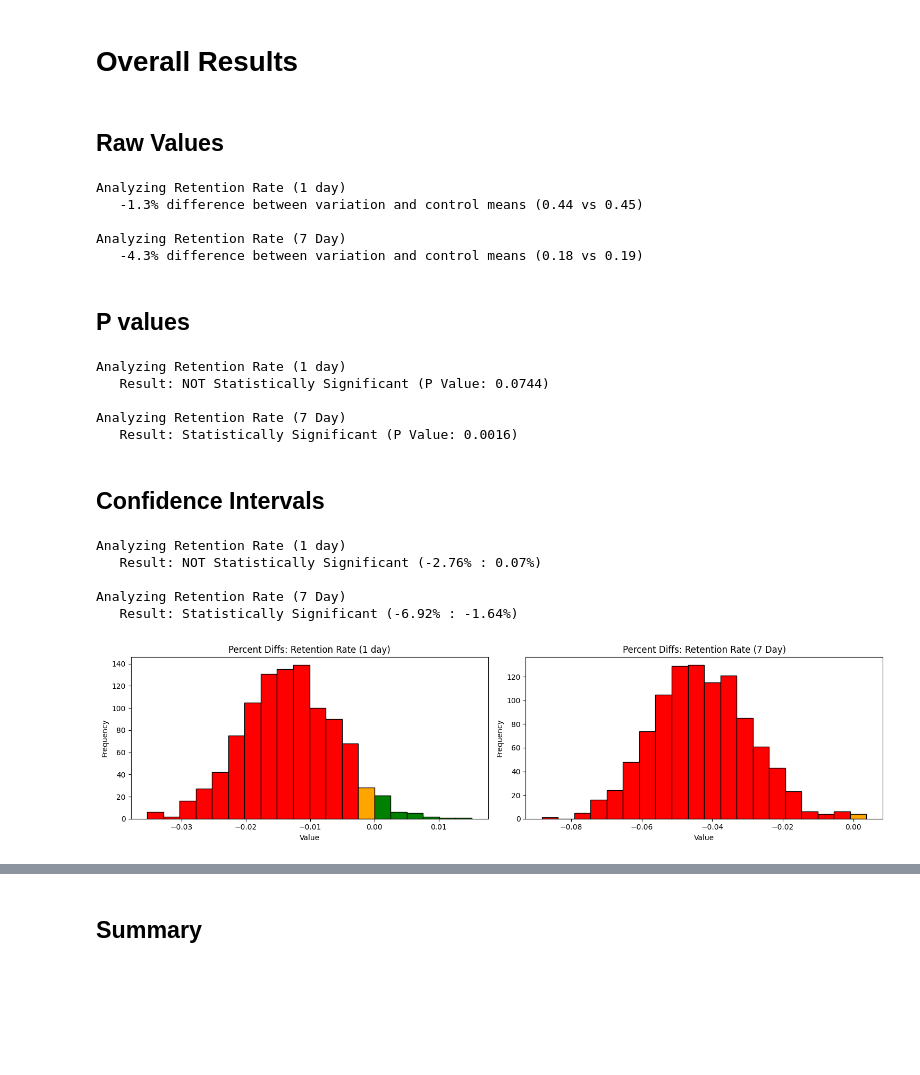
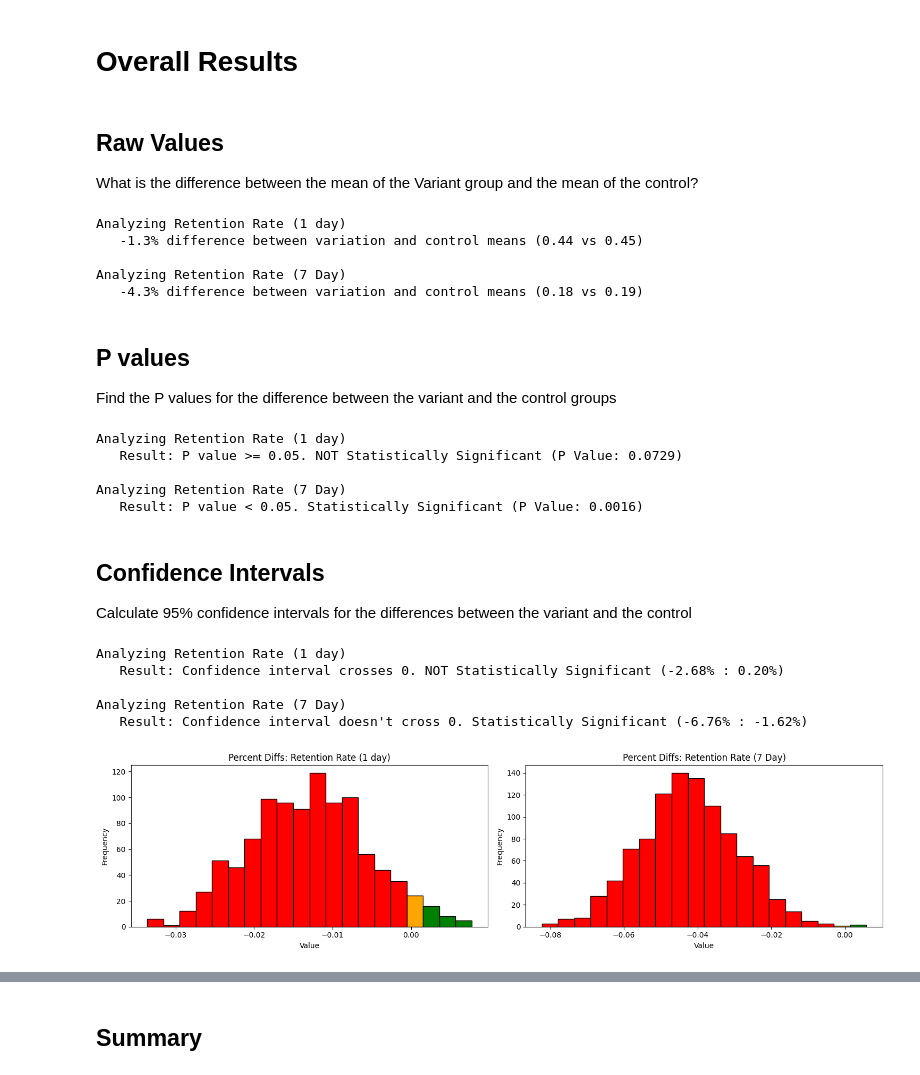
Before and after one commit to BigDataTombrose/analytics_portfolio, a Jupyter notebook: AB Test Exercise/AB Test Analysis.ipynb, the cells around one changed output, grey strips where cells are left out. Saved outputs shown, nothing was run; the diff lists cells and outputs as text; code cells hidden in the pictures; blank space fills up the shorter version.

```diff
--- a/AB Test Exercise/AB Test Analysis.ipynb
+++ b/AB Test Exercise/AB Test Analysis.ipynb
@@ -22,6 +22,22 @@ clean_df = input_df.copy()
 clean_df['COHORT'] = np.where(clean_df['version'] == 'gate_30', 'CONTROL', 'VARIATION')
 clean_df['retention_1'] = np.where(clean_df['retention_1'] == True, 1.0, 0.0)
 clean_df['retention_7'] = np.where(clean_df['retention_7'] == True, 1.0, 0.0)
+
+from statsmodels import robust
+
+for col in ['sum_gamerounds']:
+    log_metric = np.log1p(clean_df[col])  # log(x + 1) avoids issues with zeros
+    Q1 = log_metric.quantile(0.25)
+    Q3 = log_metric.quantile(0.75)
+    IQR = Q3 - Q1
+    upper_bound = Q3 + 1.5 * IQR
+    outliers_df = clean_df[log_metric > upper_bound]
+    if len(outliers_df) > 0:
+        clean_df = clean_df[log_metric <= upper_bound]
+        min_outlier_value = min(outliers_df[col])
+        print("Removing %d outliers with %s > %d" % (len(outliers_df), col, min_outlier_value))
+        print("   %d users remaining" % len(clean_df))
+
 round_threshold = clean_df['sum_gamerounds'].quantile(0.75)
 clean_df['NUM_ROUNDS_CAT'] = clean_df['sum_gamerounds'].apply(
     lambda x: 'HIGH' if x > round_threshold else 'NORMAL'
@@ -193,6 +270,7 @@ def generate_confidence_intervals(input_df, metric_list, cohort_col='COHORT', gr
 # Overall Results
 # %% [markdown]
 ## Raw Values
+What is the difference between the mean of the Variant group and the mean of the control?
 # %%
 raw_values = calculate_raw_values(
     input_df = clean_df,
@@ -216,6 +294,7 @@ Analyzing Retention Rate (7 Day)
    -4.3% difference between variation and control means (0.18 vs 0.19)
 # %% [markdown]
 ## P values
+Find the P values for the difference between the variant and the control groups
 # %%
 p_values = generate_p_values(
     input_df = clean_df,
@@ -225,19 +304,20 @@ p_values = generate_p_values(
 for row in p_values:
     print("Analyzing %s" % metric_human_readable[row['metric']])
     if row['p_value'] <= 0.05:
-        stat_sig_string = 'Statistically Significant'
+        stat_sig_string = 'P value < 0.05. Statistically Significant'
     else:
-        stat_sig_string = 'NOT Statistically Significant'
+        stat_sig_string = 'P value >= 0.05. NOT Statistically Significant'
     print("   Result: %s (P Value: %.4f)" % (stat_sig_string, row['p_value']))
     print("")
 # %% [output]
 Analyzing Retention Rate (1 day)
-   Result: NOT Statistically Significant (P Value: 0.0744)
+   Result: P value >= 0.05. NOT Statistically Significant (P Value: 0.0729)
 
 Analyzing Retention Rate (7 Day)
-   Result: Statistically Significant (P Value: 0.0016)
+   Result: P value < 0.05. Statistically Significant (P Value: 0.0016)
 # %% [markdown]
 ## Confidence Intervals
+Calculate 95% confidence intervals for the differences between the variant and the control
 # %%
 confidence_interval_values = generate_confidence_intervals(
     input_df = clean_df,
@@ -248,36 +328,36 @@ fig, ax = plt.subplots(1,len(metric_list), figsize=(15,4))
 
 for row_num, row in enumerate(confidence_interval_values, start=0):
     print("Analyzing %s" % metric_human_readable[row['metric']])
-    if ((row['percent_lift_ci_95_lower'] > 0) & (row['percent_lift_ci_95_upper'] > 0)) | ((row['percent_lift_ci_95_lower'] < 0) & (row['percent_lift_ci_95_upper'] < 0)):
-        stat_sig_string = 'Statistically Significant'
+    if (row['percent_lift_ci_95_lower'] > 0) | (row['percent_lift_ci_95_upper'] < 0):
+        stat_sig_string = "Confidence interval doesn't cross 0. Statistically Significant"
     else:
-        stat_sig_string = 'NOT Statistically Significant'
+        stat_sig_string = 'Confidence interval crosses 0. NOT Statistically Significant'
     print("   Result: %s (%.2f%% : %.2f%%)" % (stat_sig_string, row['percent_lift_ci_95_lower']*100, row['percent_lift_ci_95_upper']*100))
     print("")
 
     counts, bin_edges = np.histogram(row['lifts_array'], bins=20)
     for i in range(len(counts)):
         left = bin_edges[i]
         right = bin_edges[i + 1]
         center = (left + right) / 2
         width = right - left
         if right < 0:
             color = 'red'      # Entire bin is below 0
         elif left > 0:
             color = 'green'    # Entire bin is above 0
         else:
             color = 'orange'   # Bin crosses 0
         ax[row_num].bar(center, counts[i], width=width, color=color, edgecolor='black', align='center')
     ax[row_num].set_title('Percent Diffs: %s' % metric_human_readable[row['metric']])
     ax[row_num].set_xlabel('Value')
     ax[row_num].set_ylabel('Frequency')
 
 plt.tight_layout()
 plt.show()
 # %% [output]
 Analyzing Retention Rate (1 day)
-   Result: NOT Statistically Significant (-2.76% : 0.07%)
+   Result: Confidence interval crosses 0. NOT Statistically Significant (-2.68% : 0.20%)
 
 Analyzing Retention Rate (7 Day)
-   Result: Statistically Significant (-6.92% : -1.64%)
+   Result: Confidence interval doesn't cross 0. Statistically Significant (-6.76% : -1.62%)
-[figure, old version]
+[figure, new version]
```
Also changed, not shown: parts of 6 cells of this notebook.
